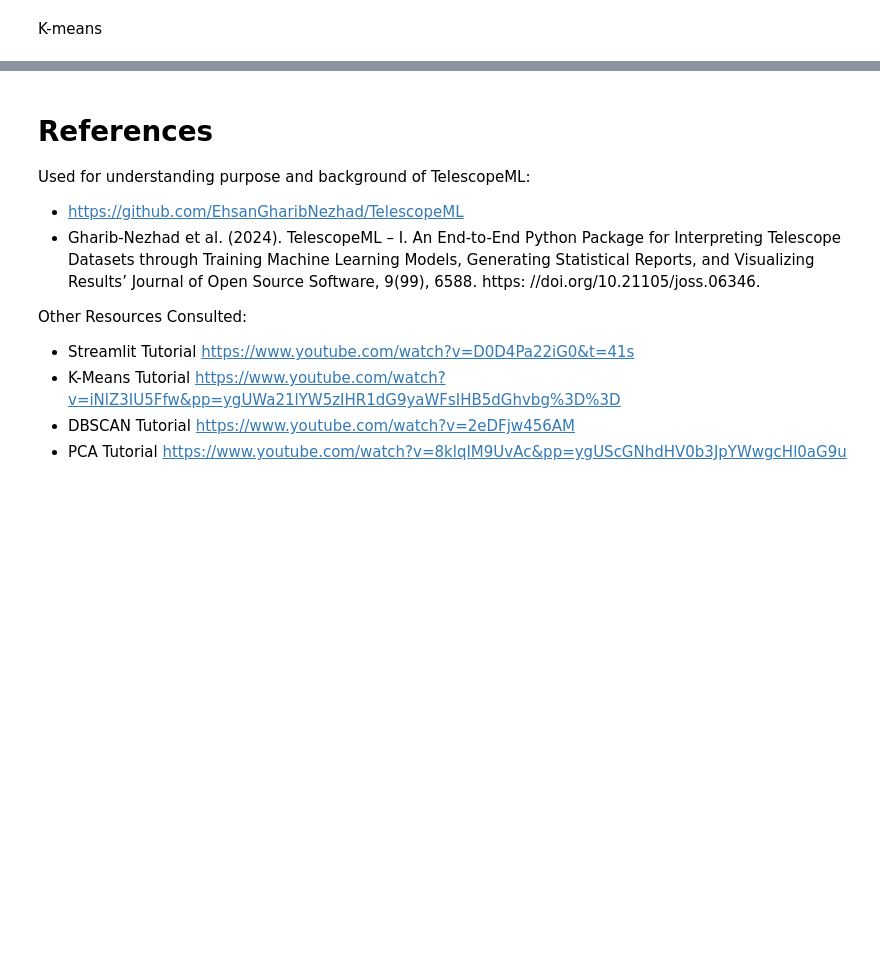
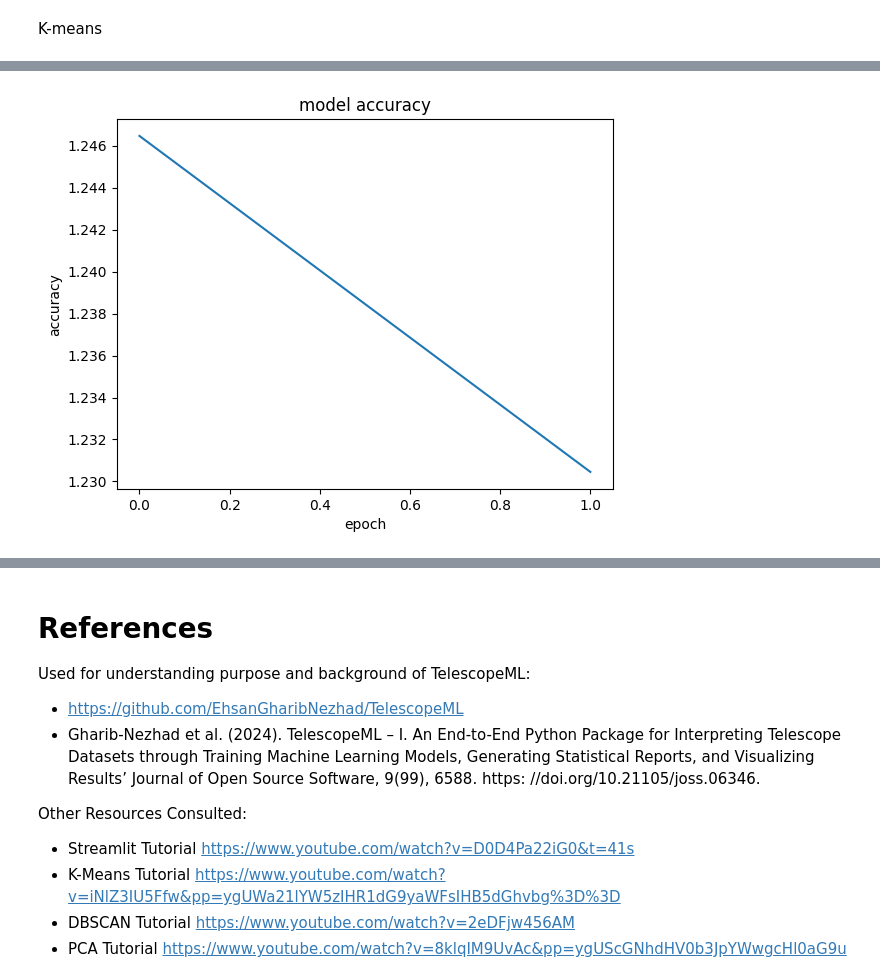
Before and after one commit to sierrajanson/TelescopeML, a Jupyter notebook: docs/tutorials/5_UnsupervisedExperiments.ipynb, the cells around one changed output, grey strips where cells are left out. Cells and saved outputs as stored; diff of their text form; code cells hidden in the pictures; blank space fills up the shorter version.

```diff
--- a/docs/tutorials/5_UnsupervisedExperiments.ipynb
+++ b/docs/tutorials/5_UnsupervisedExperiments.ipynb
@@ -213,3 +105,3 @@ ValueError: in user code:
 # %%
-# um = UnsupervisedML(x_vals[:5000])
-# history, res = um.build_and_train_model(epochs=1)
+uml = UnsupervisedML(x_vals[:5000])
+history, res = uml.build_and_train_model(epochs=2)
@@ -216,6 +126,8 @@ ValueError: in user code:
 # %%
-# plt.plot(history.history['loss'])
-# plt.title('model accuracy')
-# plt.ylabel('accuracy')
-# plt.xlabel('epoch')
-# plt.show()
+plt.plot(history.history['loss'])
+plt.title('model accuracy')
+plt.ylabel('accuracy')
+plt.xlabel('epoch')
+plt.show()
+# %% [output]
+[figure, added]
```
Also changed, not shown: parts of 15 cells of this notebook.
